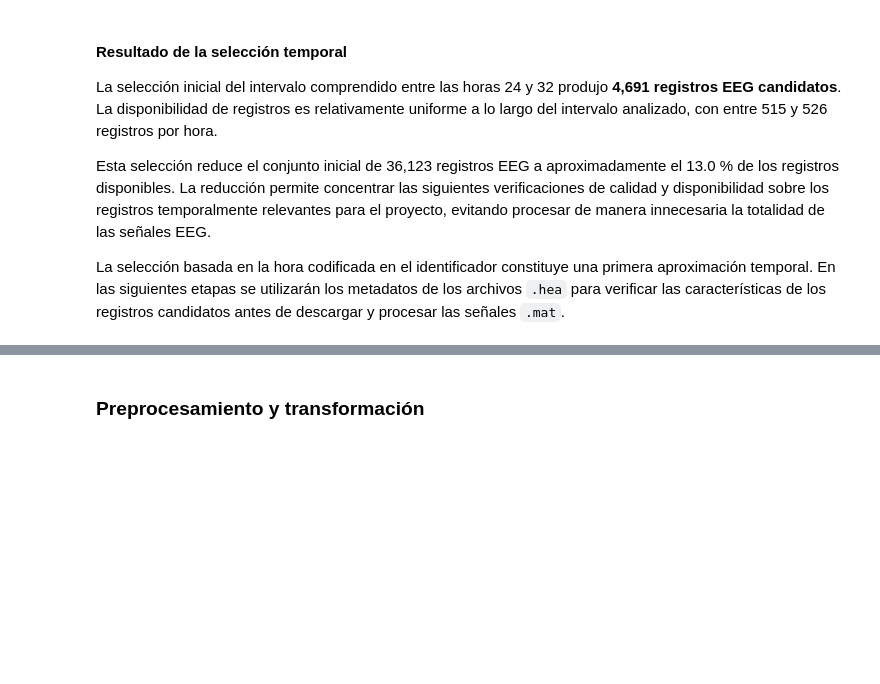
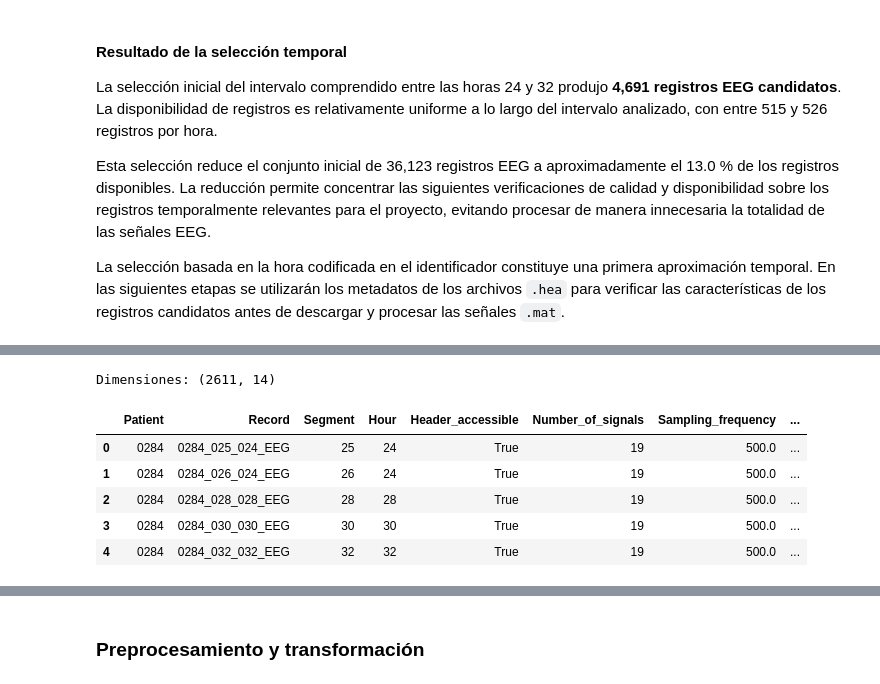
Before and after one commit to AlejandraJaramillo19/mlda-project_, a Jupyter notebook: notebooks/03_data_preparation/03_data_preparation.ipynb, the cells around one changed output, grey strips where cells are left out. Drawn from its saved outputs; the diff is of its cells as text; code cells hidden in the pictures; blank space fills up the shorter version.

```diff
--- a/notebooks/03_data_preparation/03_data_preparation.ipynb
+++ b/notebooks/03_data_preparation/03_data_preparation.ipynb
@@ -3241,0 +3411,27 @@ La selección basada en la hora codificada en el identificador constituye una pr
+# %%
+sample_record = eeg_selected_hours.iloc[0]
+
+patient_id = sample_record["Patient"]
+record_name = sample_record["Record"]
+
+header_url = (
+    f"{BASE_URL}/training/"
+    f"{patient_id}/"
+    f"{record_name}.hea"
+)
+
+response = session.get(
+    header_url,
+    timeout=30
+)
+
+response.raise_for_status()
+
+header_text = response.text
+
+print("Patient:", patient_id)
+print("Record:", record_name)
+print("Status:", response.status_code)
+
+print("\n----- HEADER -----")
+print(header_text)
@@ -3241,0 +3641,21 @@ La selección basada en la hora codificada en el identificador constituye una pr
+# %%
+eeg_metadata_df = pd.DataFrame(
+    eeg_metadata
+)
+
+print(
+    "Dimensiones:",
+    eeg_metadata_df.shape
+)
+
+display(
+    eeg_metadata_df.head()
+)
+# %% [output]
+Dimensiones: (2611, 14)
+|  | Patient | Record | Segment | Hour | Header_accessible | Number_of_signals | Sampling_frequency | ... |
+| 0 | 0284 | 0284_025_024_EEG | 25 | 24 | True | 19 | 500.0 | ... |
+| 1 | 0284 | 0284_026_024_EEG | 26 | 24 | True | 19 | 500.0 | ... |
+| 2 | 0284 | 0284_028_028_EEG | 28 | 28 | True | 19 | 500.0 | ... |
+| 3 | 0284 | 0284_030_030_EEG | 30 | 30 | True | 19 | 500.0 | ... |
+| 4 | 0284 | 0284_032_032_EEG | 32 | 32 | True | 19 | 500.0 | ... |
```
Also changed, not shown: parts of 27 cells of this notebook.
